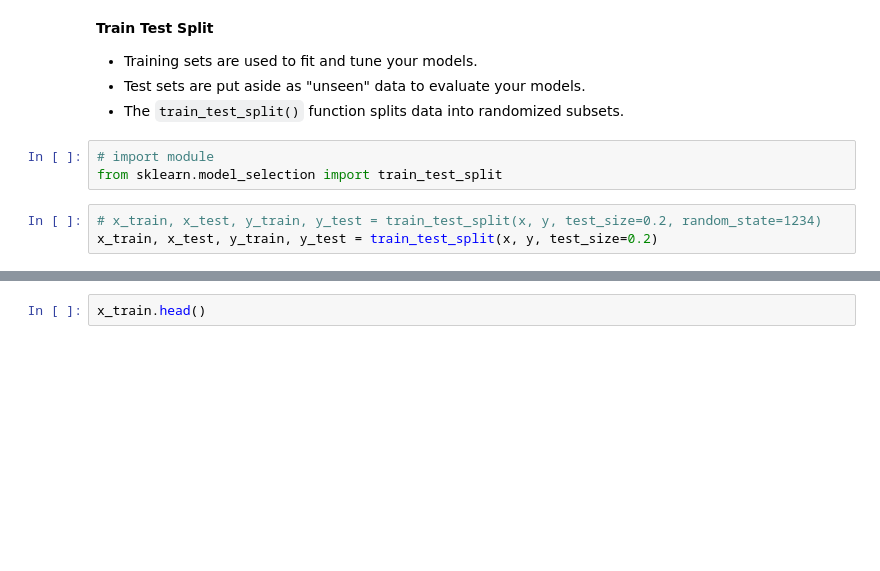
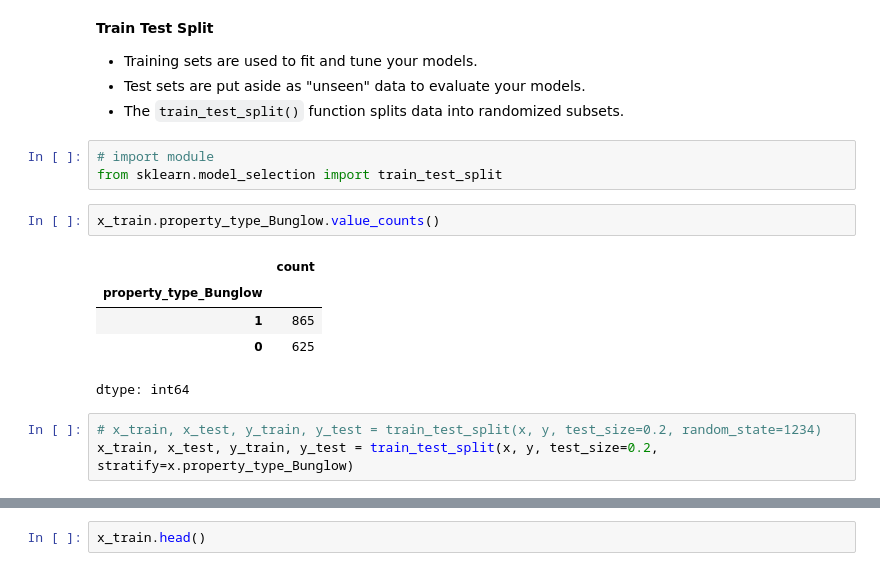
Before and after one commit to shap0011/machine_learning_fall_2024, a Jupyter notebook: Real_Estate_Solution.ipynb, the cells around one changed output, grey strips where cells are left out. Drawn from its saved outputs; the diff is of its cells as text; blank space fills up the shorter version.

```diff
--- a/Real_Estate_Solution.ipynb
+++ b/Real_Estate_Solution.ipynb
@@ -65,6 +65,14 @@ y = df['price']
 # %%
 # import module
 from sklearn.model_selection import train_test_split
+# %%
+x_train.property_type_Bunglow.value_counts()
+# %% [output]
+|  | count |
+| property_type_Bunglow |  |
+| 1 | 865 |
+| 0 | 625 |
+dtype: int64
 # %%
 # x_train, x_test, y_train, y_test = train_test_split(x, y, test_size=0.2, random_state=1234)
-x_train, x_test, y_train, y_test = train_test_split(x, y, test_size=0.2)
+x_train, x_test, y_train, y_test = train_test_split(x, y, test_size=0.2, stratify=x.property_type_Bunglow)
```
Also changed, not shown: parts of 1 cell of this notebook.
